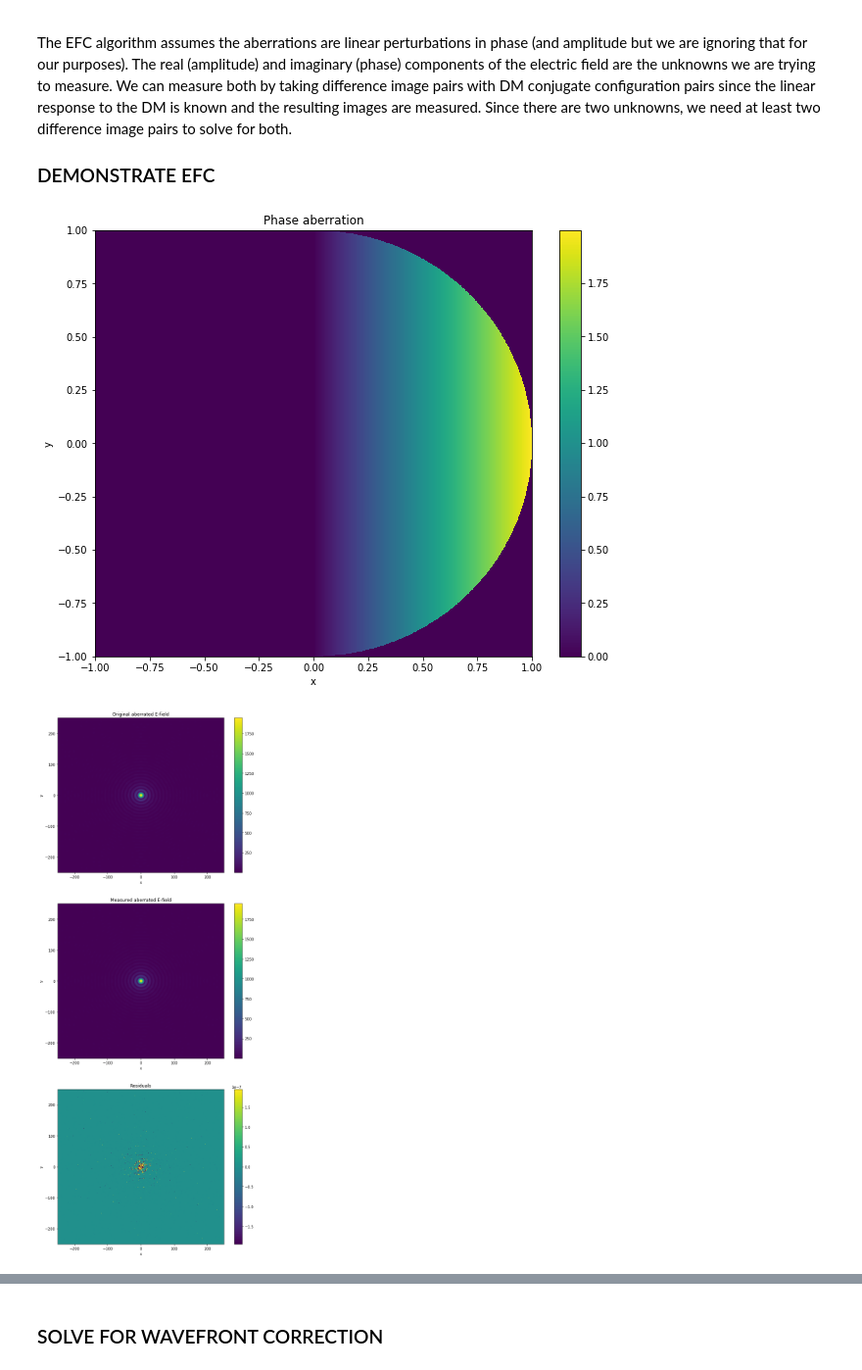
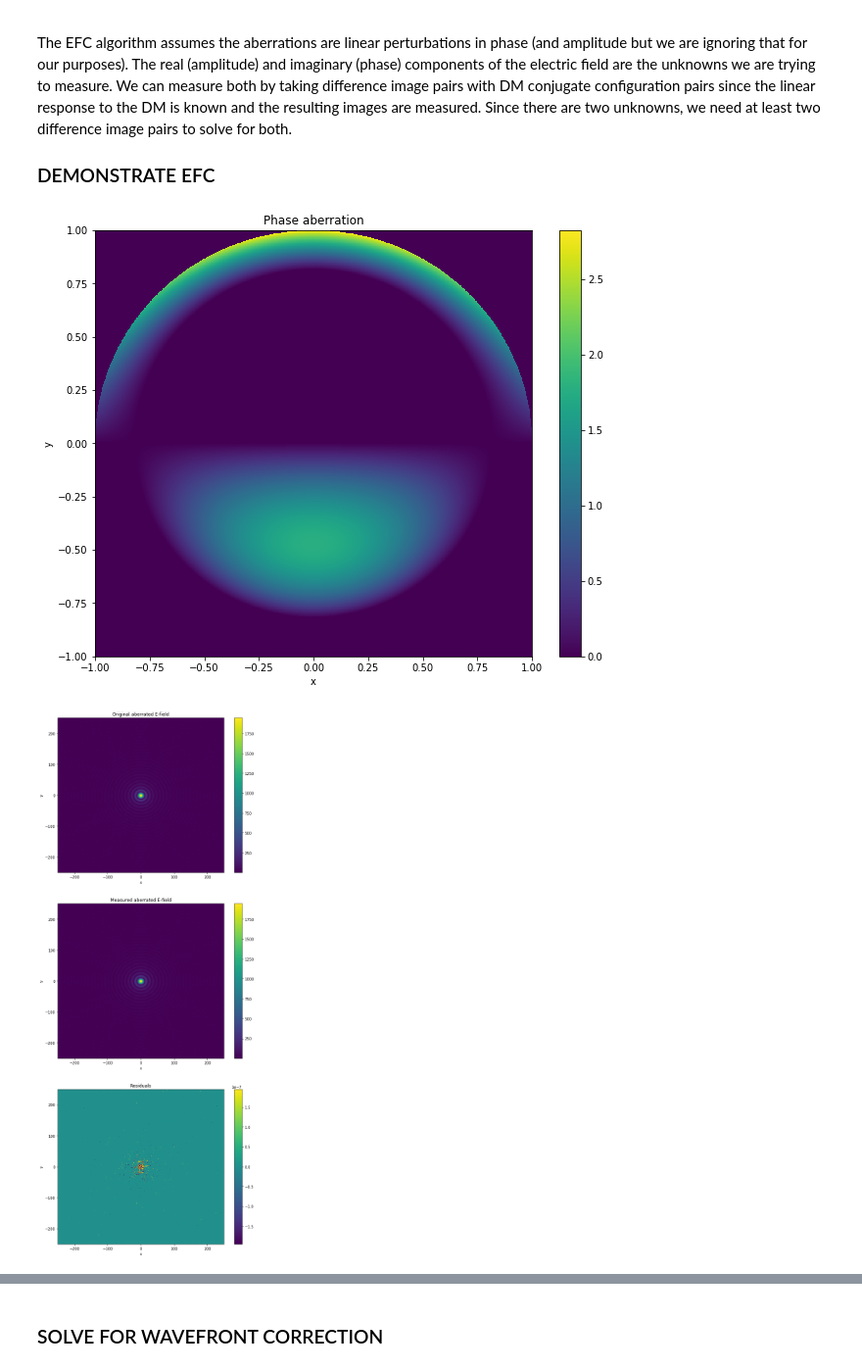
Before and after one commit to apaiasno/GSpec, a Jupyter notebook: EFC/ElectricFieldConjugation_concept.ipynb, the cells around one changed output, grey strips where cells are left out. Shown at 98% size. Drawn from its saved outputs; the diff is of its cells as text; code cells hidden in the pictures.

```diff
--- a/EFC/ElectricFieldConjugation_concept.ipynb
+++ b/EFC/ElectricFieldConjugation_concept.ipynb
@@ -92,7 +92,7 @@ The EFC algorithm assumes the aberrations are linear perturbations in phase (and
 # Define electric field with aberrations
 # aberration_factor = 1e-1
 alpha, beta = np.zeros_like(A), np.zeros_like(A)
-n, m = 1, 1
+n, m = 3, -1
 beta = aotools.functions.zernike.zernike_nm(n, m, samples+1)
 E_ab, X, Y = C(A * A_aber(alpha, beta), x_samples, y_samples, return_freq=True)
 
@@ -127,9 +127,10 @@ def DM_image_diff(psi_pos, E_ab, A, x_samples, y_samples):
     E_k_pos = E_ab + 1j * C(A*psi_pos, x_samples, y_samples)
     E_k_neg = E_ab + 1j * C(A*psi_neg, x_samples, y_samples)
     I_diff = I(E_k_pos) - I(E_k_neg)
-    DM = 1j * C(A*psi_pos, x_samples, y_samples)
+    DM, X_samples, Y_samples = C(A*psi_pos, x_samples, y_samples, return_freq=True)
+    DM = 1j * DM
     DM_real, DM_imag = np.real(DM), np.imag(DM)
-    return I_diff, DM_real, DM_imag
+    return I_diff, DM_real, DM_imag, X_samples, Y_samples
 
 def EFC(I_diff_1, DM_real_1, DM_imag_1, I_diff_2, DM_real_2, DM_imag_2):
     ''' Computes real and imaginary components of electric field being measured with two pairs of
@@ -147,44 +148,54 @@ def EFC(I_diff_1, DM_real_1, DM_imag_1, I_diff_2, DM_real_2, DM_imag_2):
     E_ab_real = (I_diff_1 - (DM_imag_1 * E_ab_imag))/DM_real_1
     return 0.25*E_ab_real, 0.25*E_ab_imag
 
-
 # Define DM configurations
 DM_factor = 1e-6
 psi_1, psi_2 = np.random.rand(*np.shape(A)) * 2*np.pi * DM_factor, np.random.rand(*np.shape(A)) * 2*np.pi * DM_factor
 
 # Generate corresponding difference images
-I_diff_1, DM_real_1, DM_imag_1 = DM_image_diff(psi_1, E_ab, A, x_samples, y_samples)
-I_diff_2, DM_real_2, DM_imag_2 = DM_image_diff(psi_2, E_ab, A, x_samples, y_samples)
+I_diff_1, DM_real_1, DM_imag_1, X_samples, Y_samples = DM_image_diff(psi_1, E_ab, A, x_samples, y_samples)
+I_diff_2, DM_real_2, DM_imag_2, X_samples, Y_samples = DM_image_diff(psi_2, E_ab, A, x_samples, y_samples)
+X_samples, Y_samples = (X_samples * (wav_0 * d)).to(u.mm), (Y_samples * (wav_0 * d)).to(u.mm)
 
 # Conduct EFC
 E_ab_real, E_ab_imag = EFC(I_diff_1, DM_real_1, DM_imag_1, I_diff_2, DM_real_2, DM_imag_2)
 E_ab_EFC = E_ab_real + 1j*E_ab_imag
 
 vrange=[0, 1]
 fig, ax = plt.subplots(3, 1, figsize=(10, 26))
 vrange = [np.min(np.absolute(E_ab)), np.max(np.absolute(E_ab))]
 im = ax[0].pcolormesh(X.value, Y.value, np.absolute(E_ab), vmin=vrange[0], vmax=vrange[1])
 ax[0].set_xlabel('x')
 ax[0].set_ylabel('y')
 ax[0].set_title('Original aberrated E-field')
 fig.colorbar(im, ax=ax[0])
 
 im = ax[1].pcolormesh(X.value, Y.value, np.absolute(E_ab_EFC), vmin=vrange[0], vmax=vrange[1])
 ax[1].set_xlabel('x')
 ax[1].set_ylabel('y')
 ax[1].set_title('Measured aberrated E-field')
 fig.colorbar(im, ax=ax[1])
 
 residuals = np.absolute(E_ab)-np.absolute(E_ab_EFC)
 residuals_factor = 1e-10
 im = ax[2].pcolormesh(X.value, Y.value, residuals, vmin=-vrange[1]*residuals_factor,
                       vmax=vrange[1]*residuals_factor)
 ax[2].set_xlabel('x')
 ax[2].set_ylabel('y')
 ax[2].set_title('Residuals')
 fig.colorbar(im, ax=ax[2])
 
 plt.show()
+
+
+fig = plt.figure()
+plt.pcolormesh(X_samples.value, Y_samples.value, np.absolute(E_ab_EFC))
+plt.xlim(-cam_x.value/2, cam_x.value/2)
+plt.ylim(-cam_y.value/2, cam_y.value/2)
+plt.xlabel('x')
+plt.ylabel('y')
+plt.axis('equal')
+plt.show()
 # %% [output]
-[figure, old version]
+[figure, new version]
-[figure, old version]
+[figure, new version]
```
Also changed, not shown: parts of 10 cells of this notebook.
